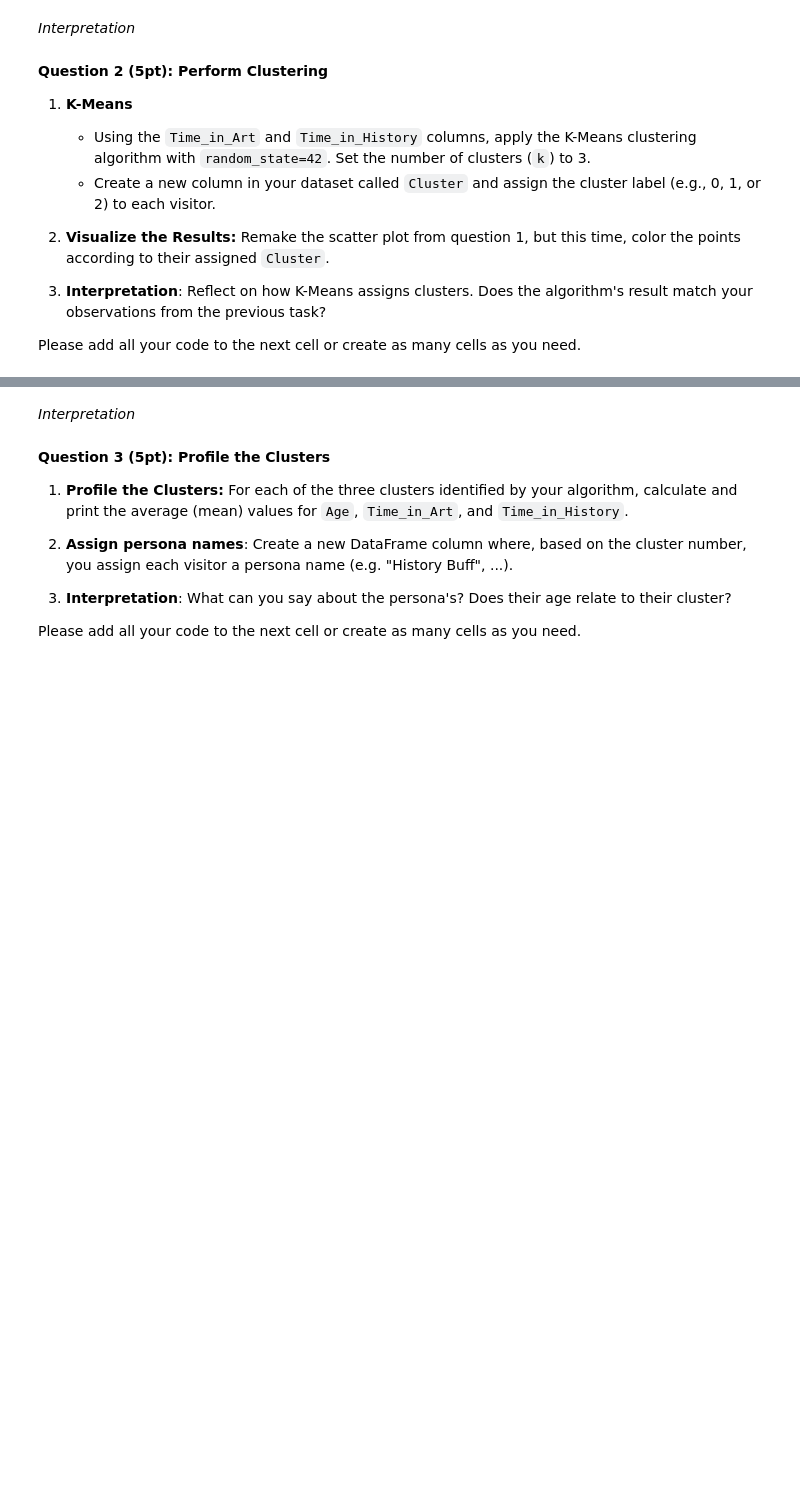
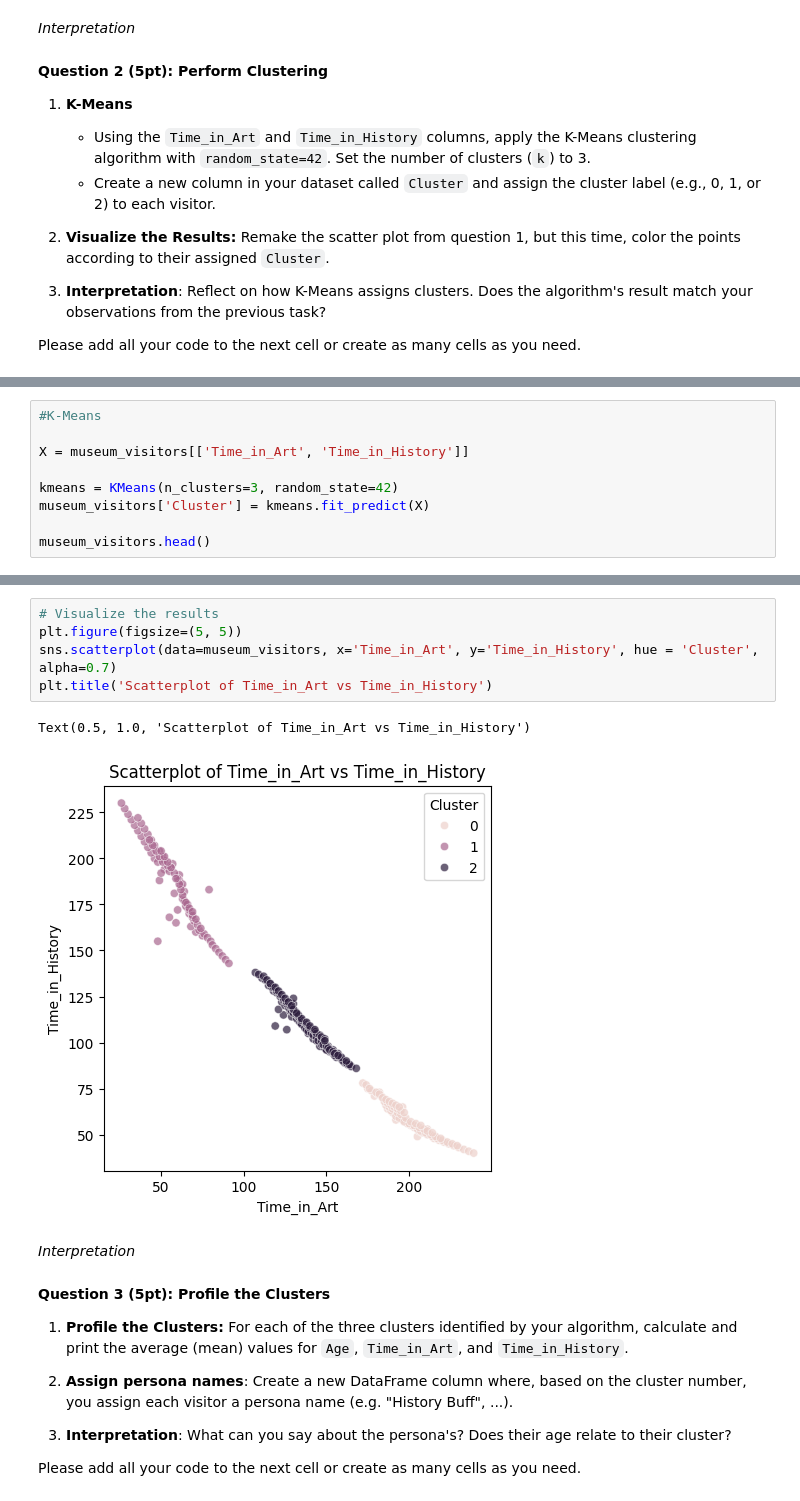
Before and after one commit to onni-Q/individual-miniproject, a Jupyter notebook: Individual_Miniproject.ipynb, the cells around one changed output, grey strips where cells are left out. Drawn from its saved outputs; the diff is of its cells as text; blank space fills up the shorter version.

```diff
--- a/Individual_Miniproject.ipynb
+++ b/Individual_Miniproject.ipynb
@@ -657,0 +704,9 @@ Please add all your code to the next cell or create as many cells as you need.
+# %%
+#K-Means
+
+X = museum_visitors[['Time_in_Art', 'Time_in_History']]
+
+kmeans = KMeans(n_clusters=3, random_state=42)
+museum_visitors['Cluster'] = kmeans.fit_predict(X)
+
+museum_visitors.head()
@@ -658,3 +720,11 @@ Please add all your code to the next cell or create as many cells as you need.
+# %%
+# Visualize the results
+plt.figure(figsize=(5, 5))
+sns.scatterplot(data=museum_visitors, x='Time_in_Art', y='Time_in_History', hue = 'Cluster', alpha=0.7)
+plt.title('Scatterplot of Time_in_Art vs Time_in_History')
+# %% [output]
+Text(0.5, 1.0, 'Scatterplot of Time_in_Art vs Time_in_History')
+[figure, added]
 # %% [markdown]
 *Interpretation*
 # %% [markdown]
```
Also changed, not shown: parts of 13 cells of this notebook.
